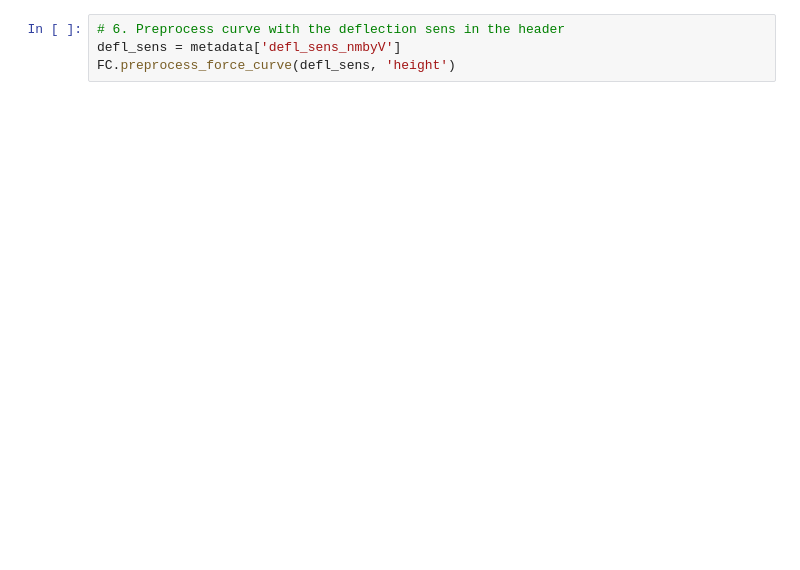
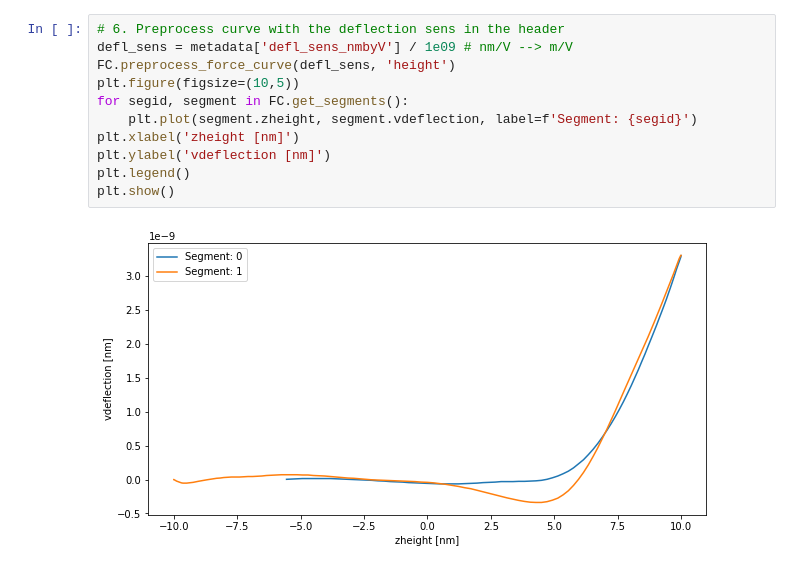
Before and after one commit to jlopezalo/PyFMReader, a Jupyter notebook: examples/BasicUsageExample.ipynb, the cells around one changed output. Cells and saved outputs as stored; diff of their text form; blank space fills up the shorter version.

```diff
--- a/examples/BasicUsageExample.ipynb
+++ b/examples/BasicUsageExample.ipynb
@@ -62,4 +118,13 @@ help(FC.preprocess_force_curve)
 # %%
 # 6. Preprocess curve with the deflection sens in the header
-defl_sens = metadata['defl_sens_nmbyV']
+defl_sens = metadata['defl_sens_nmbyV'] / 1e09 # nm/V --> m/V
 FC.preprocess_force_curve(defl_sens, 'height')
+plt.figure(figsize=(10,5))
+for segid, segment in FC.get_segments():
+    plt.plot(segment.zheight, segment.vdeflection, label=f'Segment: {segid}')
+plt.xlabel('zheight [nm]')
+plt.ylabel('vdeflection [nm]')
+plt.legend()
+plt.show()
+# %% [output]
+[figure, added]
```
Also changed, not shown: parts of 11 cells of this notebook, 1 other file.
